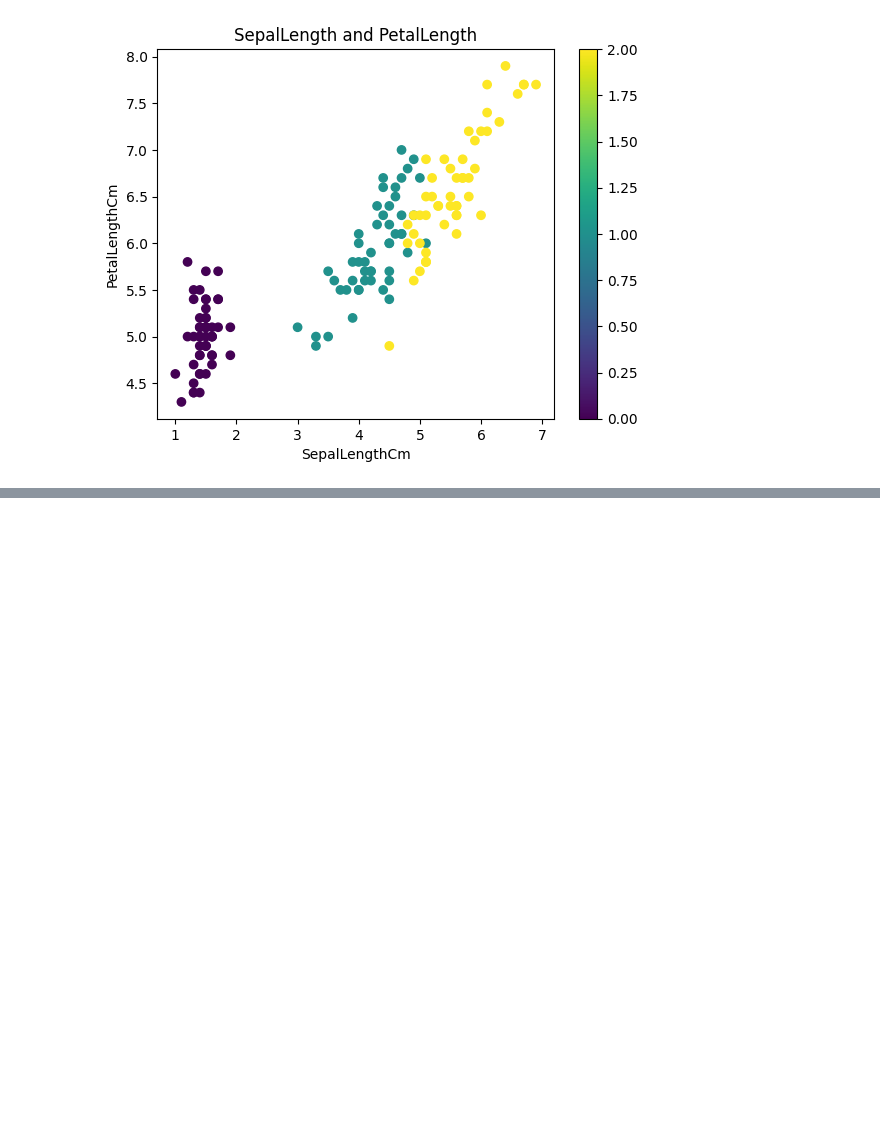
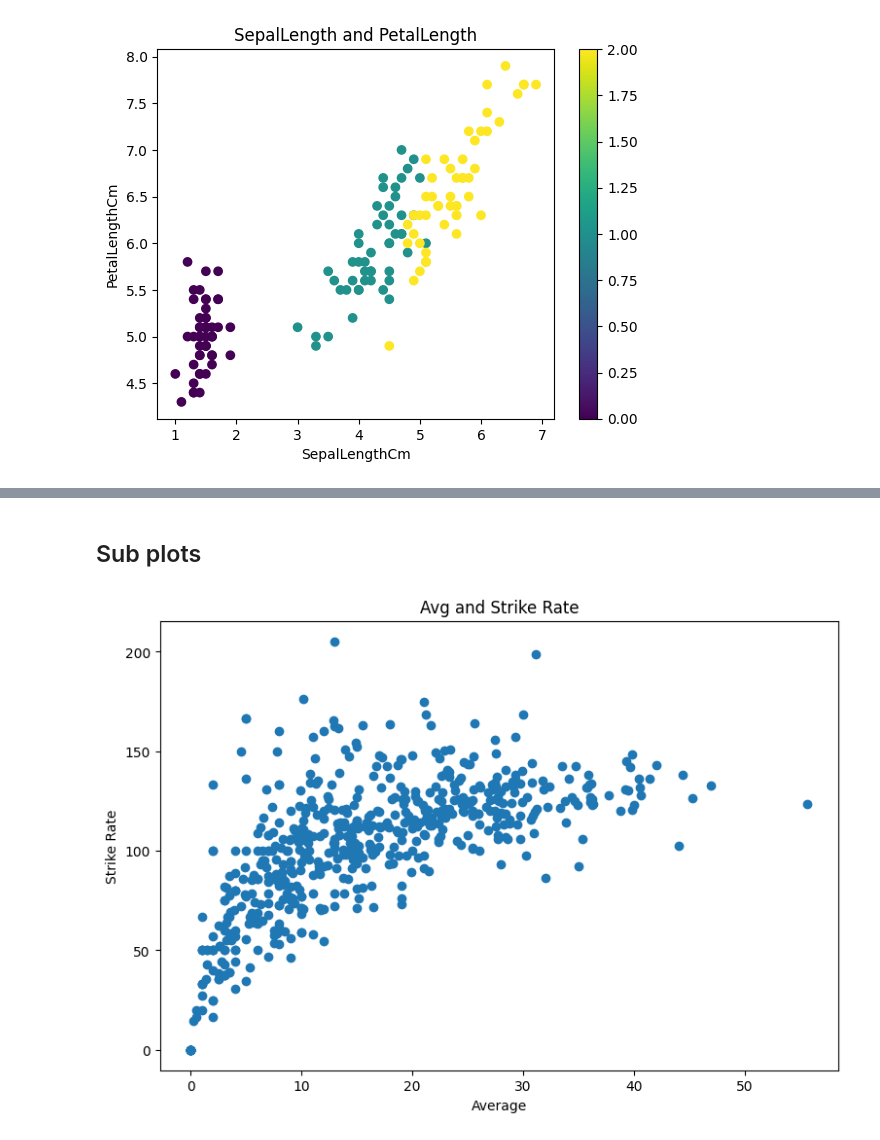
Before and after one commit to mohitjaryal/matplotlib, a Jupyter notebook: advance_matplotlib.ipynb, the cells around one changed output, grey strips where cells are left out. Saved outputs shown, nothing was run; the diff lists cells and outputs as text; code cells hidden in the pictures; blank space fills up the shorter version.

```diff
--- a/advance_matplotlib.ipynb
+++ b/advance_matplotlib.ipynb
@@ -58,0 +113,16 @@ plt.show()
+# %% [markdown]
+## Sub plots
+# %%
+# another way to plot graph
+
+fig, ax = plt.subplots(figsize=(9,6))
+
+ax.scatter(batter['avg'],batter['strike_rate'])
+# setting title
+ax.set_title('Avg and Strike Rate')
+ax.set_xlabel('Average')
+ax.set_ylabel('Strike Rate')
+
+fig.show()
+# %% [output]
+[figure, added]
```
Also changed, not shown: parts of 33 cells of this notebook, 1 other file.
